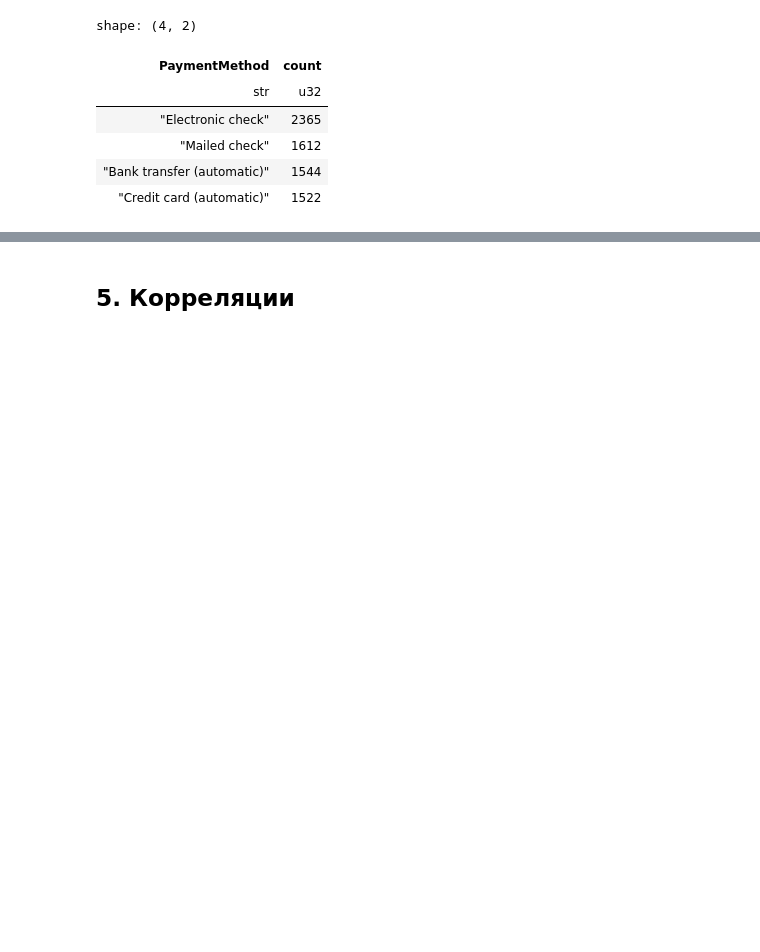
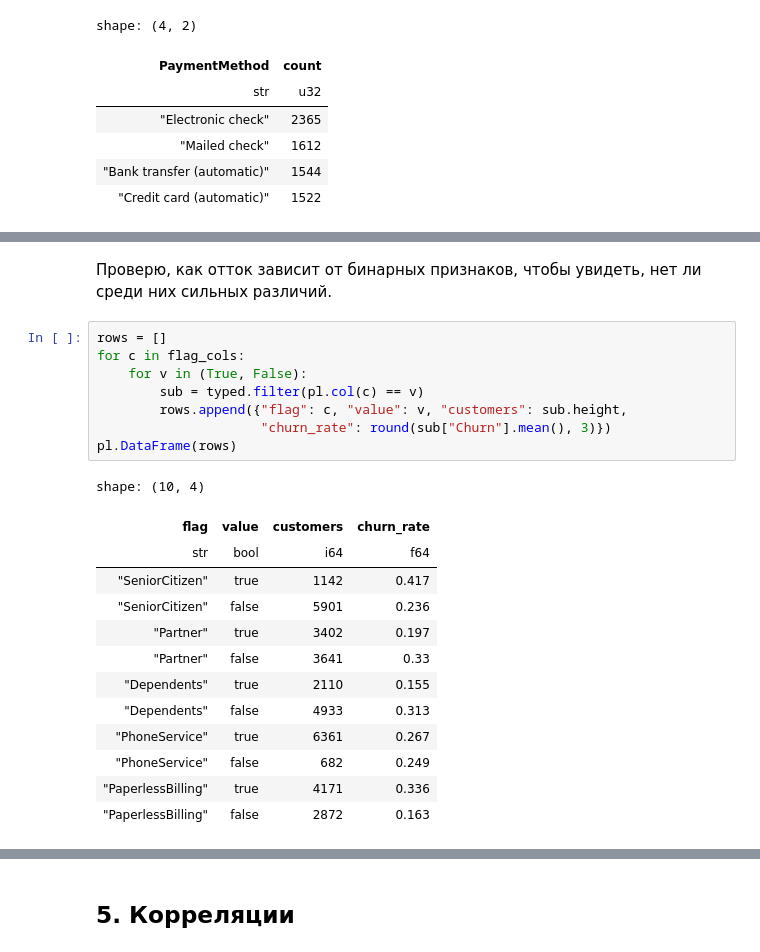
Before and after one commit to photoseanp/telco, a Jupyter notebook: notebooks/EDA.ipynb, the cells around one changed output, grey strips where cells are left out. Cells and saved outputs as stored; diff of their text form; blank space fills up the shorter version.

```diff
--- a/notebooks/EDA.ipynb
+++ b/notebooks/EDA.ipynb
@@ -409,0 +495,24 @@ shape: (4, 2)
+# %% [markdown]
+Проверю, как отток зависит от бинарных признаков, чтобы увидеть, нет ли среди них сильных различий.
+# %%
+rows = []
+for c in flag_cols:
+    for v in (True, False):
+        sub = typed.filter(pl.col(c) == v)
+        rows.append({"flag": c, "value": v, "customers": sub.height,
+                     "churn_rate": round(sub["Churn"].mean(), 3)})
+pl.DataFrame(rows)
+# %% [output]
+shape: (10, 4)
+| flag | value | customers | churn_rate |
+| str | bool | i64 | f64 |
+| "SeniorCitizen" | true | 1142 | 0.417 |
+| "SeniorCitizen" | false | 5901 | 0.236 |
+| "Partner" | true | 3402 | 0.197 |
+| "Partner" | false | 3641 | 0.33 |
+| "Dependents" | true | 2110 | 0.155 |
+| "Dependents" | false | 4933 | 0.313 |
+| "PhoneService" | true | 6361 | 0.267 |
+| "PhoneService" | false | 682 | 0.249 |
+| "PaperlessBilling" | true | 4171 | 0.336 |
+| "PaperlessBilling" | false | 2872 | 0.163 |
```
Also changed, not shown: parts of 39 cells of this notebook.
